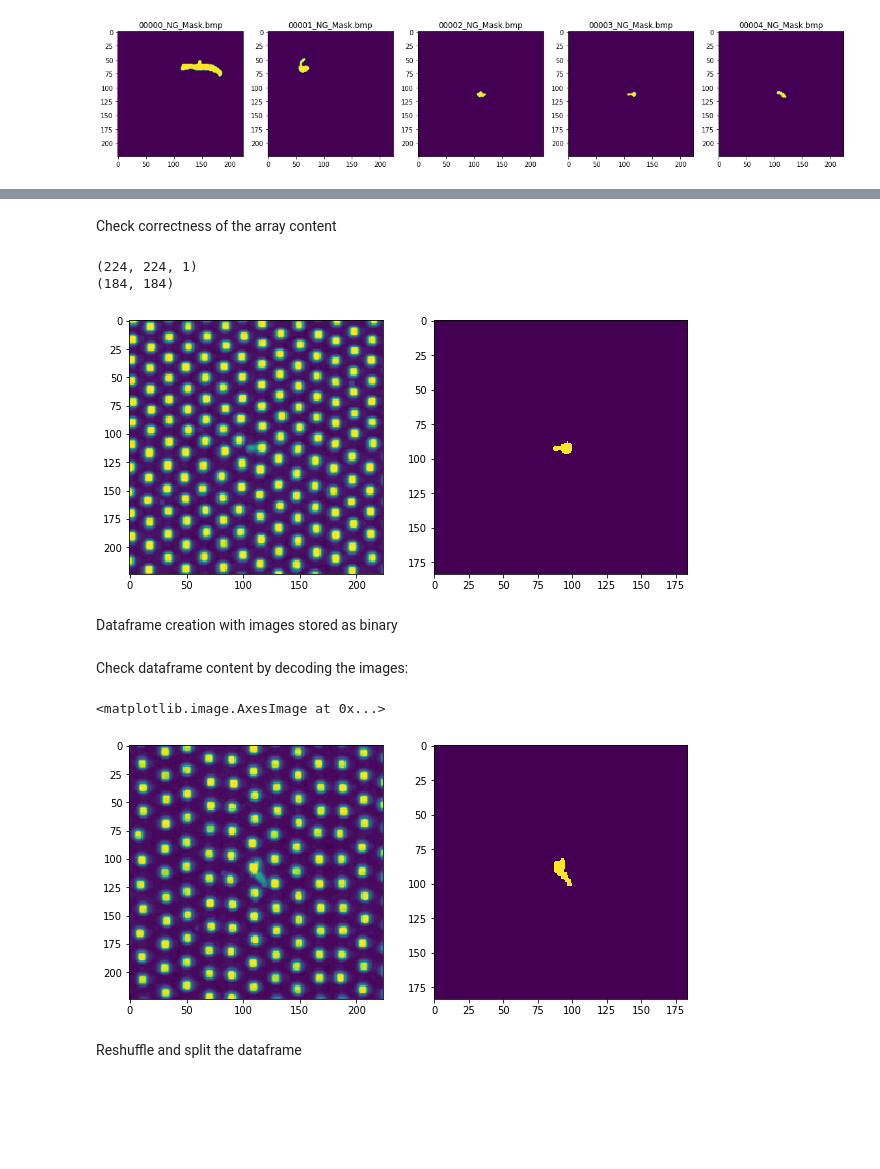
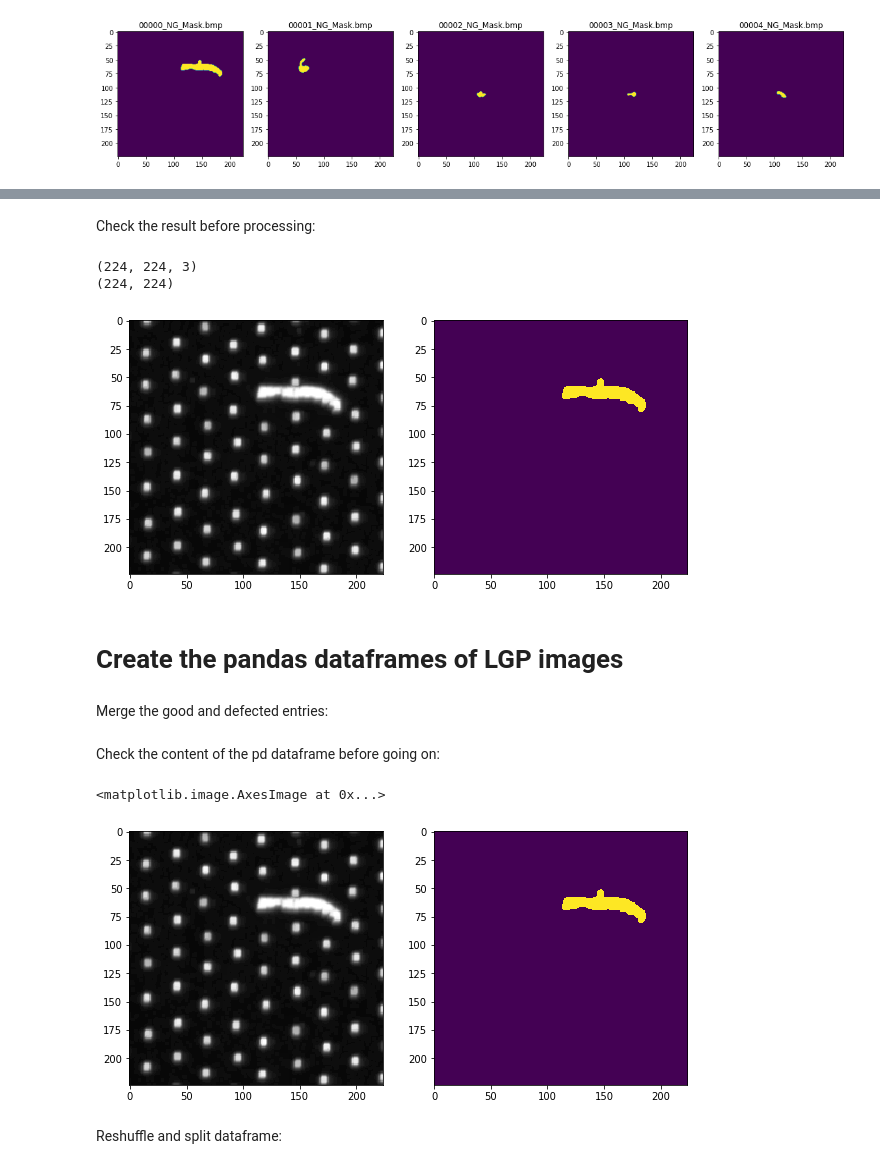
Before and after one commit to SAP-samples/btp-ai-sustainability-bootcamp, a Jupyter notebook: src/ai-models/defect-detection/notebooks/defect_detection_development_segmentation.ipynb, the cells around one changed output, grey strips where cells are left out. Cells and saved outputs as stored; diff of their text form; code cells hidden in the pictures; blank space fills up the shorter version.

```diff
--- a/src/ai-models/defect-detection/notebooks/defect_detection_development_segmentation.ipynb
+++ b/src/ai-models/defect-detection/notebooks/defect_detection_development_segmentation.ipynb
@@ -39,6 +35,5 @@ import matplotlib.image as mpimg
 # %%
-root_path = "/Users/I559573/Library/CloudStorage/OneDrive-SAPSE/Documents/D2V2.0_PREP/btp-ai-core-bootcamp/\
-src/ai-models/defect-detection/data"
+root_path = "../data"
 path_img_ok = root_path + "/Images/OK/"
 path_img_ko = root_path + "/Images/NG/"
 path_msk_ok = root_path + "/Masks/OK_MSK/"
@@ -85,10 +83,8 @@ Dataframe creation
 # %%
 IMG_WIDTH=224
 IMG_HEIGHT=224
-MSK_WIDTH=184
-MSK_HEIGHT=184
 
-def create_dataset(img_folder, bnw, binary, width, height):
+def create_dataset(img_folder, bnw, binary):
     img_data_array = []
     color_str = cv2.COLOR_BGR2GRAY
     color_int = 1
@@ -98,16 +94,21 @@ def create_dataset(img_folder, bnw, binary, width, height):
     for file in sorted(os.listdir(img_folder)):
             image_path = os.path.join(img_folder, file)
             image = cv2.imread(image_path, color_str)
+            image = cv2.resize(image, (IMG_WIDTH, IMG_WIDTH), interpolation = cv2.INTER_AREA)
             if(not(bnw)):
                 clahe = cv2.createCLAHE(clipLimit=5.0, tileGridSize=(8,8))
                 image = clahe.apply(image)
                 kernel = np.ones((3,3),np.uint8)
                 image = cv2.dilate(image,kernel,iterations = 1)
-            image = cv2.resize(image, (height, width), interpolation = cv2.INTER_AREA)
             image = np.array(image)
             image = image.astype('float32')
             image /= 255
-            image = np.reshape(image, (width, height, color_int))
+            image = np.reshape(image, (IMG_WIDTH,IMG_HEIGHT,color_int))
+
+            # go back to 3 channels
+            if not bnw:
+                image = image.repeat(3,axis=-1)
+
             if(bnw):
                 image = cv2.threshold(image, 0, 1, cv2.THRESH_BINARY)[1]
             if(binary):
@@ -115,31 +116,31 @@ def create_dataset(img_folder, bnw, binary, width, height):
             img_data_array.append(image)
     return img_data_array
 # %%
-# extract the image array and class name
-img_dataset_ok = create_dataset(path_img_ok, False, False, IMG_WIDTH, IMG_HEIGHT)
-img_dataset_ko = create_dataset(path_img_ko, False, False, IMG_WIDTH, IMG_HEIGHT)
-msk_dataset_ok = create_dataset(path_msk_ok, True, False, MSK_WIDTH, MSK_HEIGHT)
-msk_dataset_ko = create_dataset(path_msk_ko, True, False, MSK_WIDTH, MSK_HEIGHT)
+# extract the image arrays
+img_dataset_ok = create_dataset(path_img_ok, False, False)
+img_dataset_ko = create_dataset(path_img_ko, False, False)
+msk_dataset_ok = create_dataset(path_msk_ok, True, False)
+msk_dataset_ko = create_dataset(path_msk_ko, True, False)
 
-img_dataset_ok_bin = create_dataset(path_img_ok, False, True, IMG_WIDTH, IMG_HEIGHT)
-img_dataset_ko_bin = create_dataset(path_img_ko, False, True, IMG_WIDTH, IMG_HEIGHT)
-msk_dataset_ok_bin = create_dataset(path_msk_ok, True, True, MSK_WIDTH, MSK_HEIGHT)
-msk_dataset_ko_bin = create_dataset(path_msk_ko, True, True, MSK_WIDTH, MSK_HEIGHT)
+img_dataset_ok_bin = create_dataset(path_img_ok, False, True)
+img_dataset_ko_bin = create_dataset(path_img_ko, False, True)
+msk_dataset_ok_bin = create_dataset(path_msk_ok, True, True)
+msk_dataset_ko_bin = create_dataset(path_msk_ko, True, True)
-# %% [markdown]
-Check correctness of the array content
+# %% [markdown]
+Check the result before processing:
 # %%
-i = 3
+i = 0
 fig, axs = plt.subplots(1, 2, figsize=(10,10))
 axs[0].imshow(img_dataset_ko[i], interpolation='nearest')
 axs[1].imshow(msk_dataset_ko[i], interpolation='nearest')
 print(img_dataset_ko[i].shape)
 print(msk_dataset_ko[i].shape)
 # %% [output]
-(224, 224, 1)
-(184, 184)
+(224, 224, 3)
+(224, 224)
-[figure, old version]
+[figure, new version]
-# %% [markdown]
-Dataframe creation with images stored as binary
+# %% [markdown]
+# Create the pandas dataframes of LGP images
 # %%
 df_img_dataset_ok = pd.DataFrame(columns = ['image','label'])
 df_img_dataset_ok['image'] = img_dataset_ok_bin
@@ -160,25 +163,27 @@ df_msk_dataset_ko['mask'] = msk_dataset_ko_bin
 #df_msk_dataset_ok
+# %% [markdown]
+Merge the good and defected entries:
 # %%
 df_img_dataset_tot = pd.concat([df_img_dataset_ok,df_img_dataset_ko], ignore_index=True)
 df_msk_dataset_tot = pd.concat([df_msk_dataset_ok,df_msk_dataset_ko], ignore_index=True)
 # %%
 df_dataset_tot = pd.merge(df_img_dataset_tot, df_msk_dataset_tot, left_index=True, right_index=True)
-# %% [markdown]
-Check dataframe content by decoding the images:
+# %% [markdown]
+Check the content of the pd dataframe before going on:
 # %%
-i = 23
+i = 0
 fig, axs = plt.subplots(1, 2, figsize=(10,10))
 img = np.frombuffer(df_dataset_tot[df_dataset_tot.label==1]['image'].iloc[i], dtype=np.float32)
-img = np.reshape(img, (IMG_WIDTH,IMG_HEIGHT,1))
+img = np.reshape(img, (IMG_WIDTH,IMG_HEIGHT,3))
 axs[0].imshow(img, interpolation='nearest')
 img = np.frombuffer(df_dataset_tot[df_dataset_tot.label==1]['mask'].iloc[i], dtype=np.float32)
-img = np.reshape(img, (MSK_WIDTH,MSK_HEIGHT,1))
+img = np.reshape(img, (IMG_WIDTH,IMG_HEIGHT,1))
 axs[1].imshow(img, interpolation='nearest')
 # %% [output]
 <matplotlib.image.AxesImage at 0x...>
-[figure, old version]
+[figure, new version]
 # %% [markdown]
-Reshuffle and split the dataframe
+Reshuffle and split dataframe:
 # %%
 df_dataset_tot = df_dataset_tot.sample(frac=1).reset_index(drop=True)
 # %%
```
Also changed, not shown: parts of 85 cells of this notebook, 3 other files.
